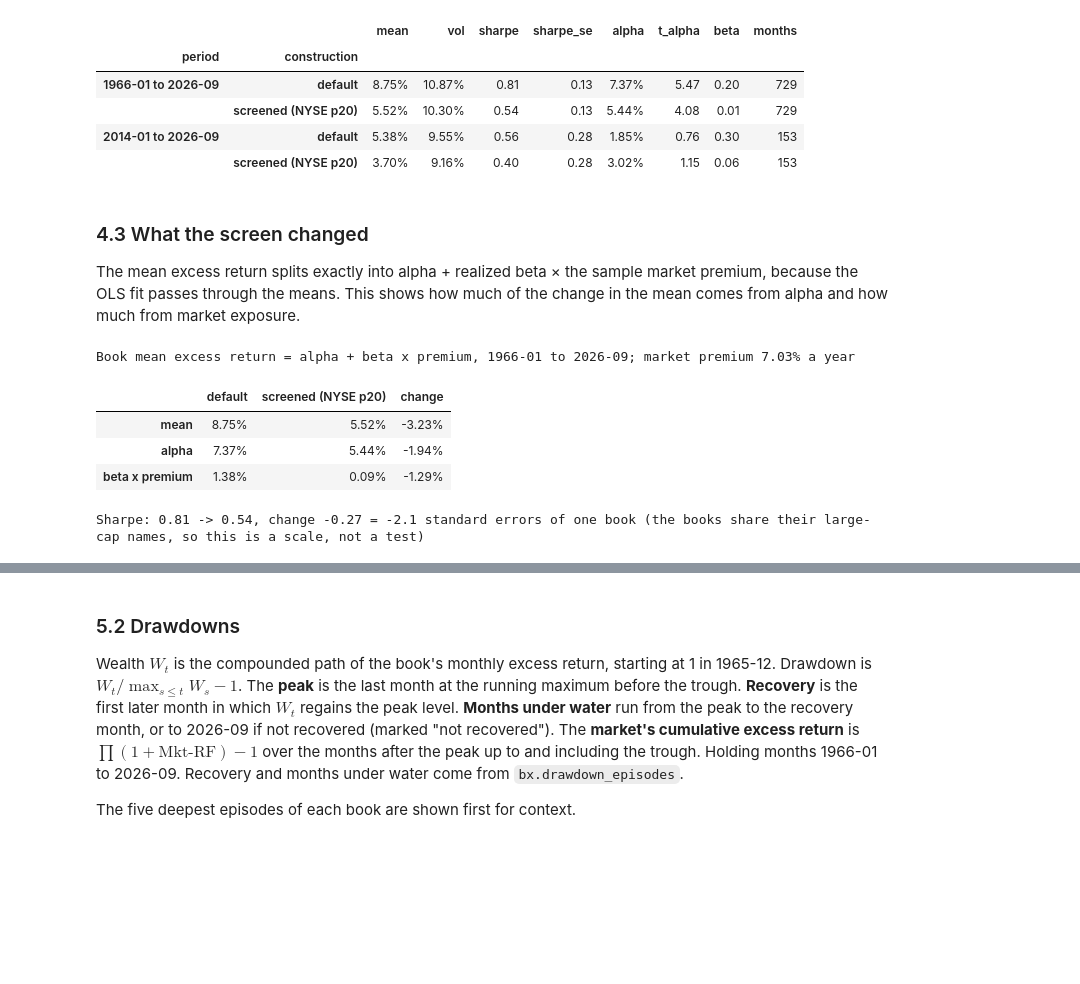
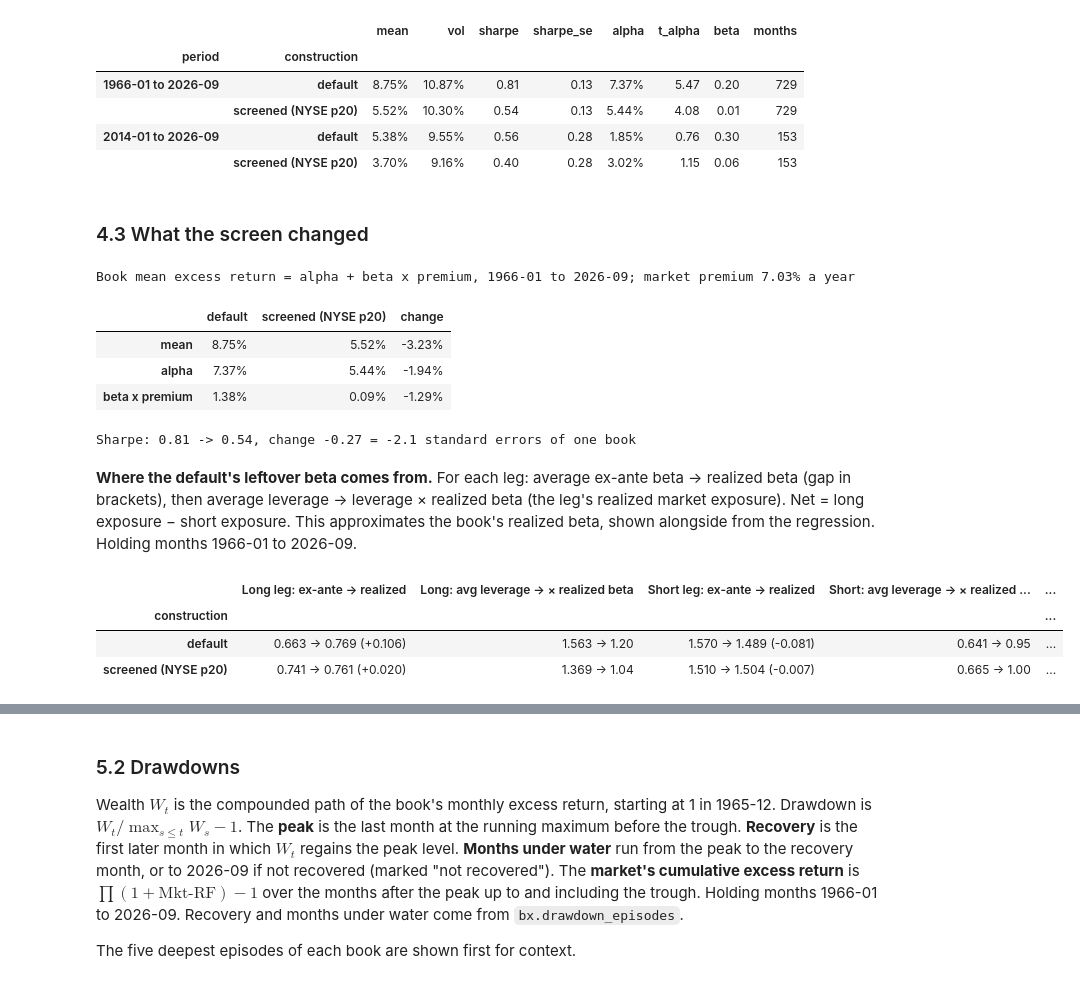
Before and after one commit to Brendon-Wang/finm-36700portfolio, a Jupyter notebook: Project_Beta/sections4_5.ipynb, the cells around one changed output, grey strips where cells are left out. Cells and saved outputs as stored; diff of their text form; code cells hidden in the pictures; blank space fills up the shorter version.

```diff
--- a/Project_Beta/sections4_5.ipynb
+++ b/Project_Beta/sections4_5.ipynb
@@ -277,8 +251,6 @@ show(post, pct=["mean", "vol", "alpha"], precision=2)
 |  | screened (NYSE p20) | 3.70% | 9.16% | 0.40 | 0.28 | 3.02% | 1.15 | 0.06 | 153 |
 # %% [markdown]
 ### 4.3 What the screen changed
-
-The mean excess return splits exactly into alpha + realized beta × the sample market premium, because the OLS fit passes through the means. This shows how much of the change in the mean comes from alpha and how much from market exposure.
 # %%
 prem = 12 * mkt.reindex(book_def.index).mean()
 d, s = perf_full.loc[("default", "book")], perf_full.loc[("screened (NYSE p20)", "book")]
@@ -288,13 +260,33 @@ split["change"] = split["screened (NYSE p20)"] - split["default"]
 print(f"Book mean excess return = alpha + beta x premium, {FULL}; market premium {prem:.2%} a year")
 show(split, pct=split.columns)
 print(f"Sharpe: {d['sharpe']:.2f} -> {s['sharpe']:.2f}, change {s['sharpe'] - d['sharpe']:+.2f} "
-      f"= {(s['sharpe'] - d['sharpe']) / d['sharpe_se']:+.1f} standard errors of one book "
-      f"(the books share their large-cap names, so this is a scale, not a test)")
+      f"= {(s['sharpe'] - d['sharpe']) / d['sharpe_se']:+.1f} standard errors of one book ")
 # %% [output]
 Book mean excess return = alpha + beta x premium, 1966-01 to 2026-09; market premium 7.03% a year
 |  | default | screened (NYSE p20) | change |
 | mean | 8.75% | 5.52% | -3.23% |
 | alpha | 7.37% | 5.44% | -1.94% |
 | beta x premium | 1.38% | 0.09% | -1.29% |
-Sharpe: 0.81 -> 0.54, change -0.27 = -2.1 standard errors of one book (the books share their large-cap names, so this is a scale, not a test)
+Sharpe: 0.81 -> 0.54, change -0.27 = -2.1 standard errors of one book
+# %% [markdown]
+**Where the default's leftover beta comes from.** For each leg: average ex-ante beta → realized beta (gap in brackets), then average leverage → leverage × realized beta (the leg's realized market exposure). Net = long exposure − short exposure. This approximates the book's realized beta, shown alongside from the regression. Holding months 1966-01 to 2026-09.
+# %%
+gap_rows = {}
+for name in books:
+    row = {}
+    for side, leg in [("Long", "long leg"), ("Short", "short leg")]:
+        r = beta_rows[(name, leg)]
+        row[f"{side} leg: ex-ante → realized"] = (f"{r['avg ex-ante beta']:.3f} → {r['realized beta']:.3f} "
+                                                  f"({r['realized - ex-ante']:+.3f})")
+        row[f"{side}: avg leverage → × realized beta"] = f"{r['avg leverage']:.3f} → {r['levered realized beta']:.2f}"
+    net = beta_rows[(name, "long leg")]["levered realized beta"] - beta_rows[(name, "short leg")]["levered realized beta"]
+    row["Net (long − short)"] = f"{net:+.2f}"
+    row["Book realized beta (regression)"] = f"{perf_full.loc[(name, 'book'), 'beta']:.2f}"
+    gap_rows[name] = row
+display(pd.DataFrame(gap_rows).T.rename_axis("construction"))
+# %% [output]
+|  | Long leg: ex-ante → realized | Long: avg leverage → × realized beta | Short leg: ex-ante → realized | Short: avg leverage → × realized ... | ... |
+| construction |  |  |  |  | ... |
+| default | 0.663 → 0.769 (+0.106) | 1.563 → 1.20 | 1.570 → 1.489 (-0.081) | 0.641 → 0.95 | ... |
+| screened (NYSE p20) | 0.741 → 0.761 (+0.020) | 1.369 → 1.04 | 1.510 → 1.504 (-0.007) | 0.665 → 1.00 | ... |
 # %% [markdown]
```
Also changed, not shown: parts of 9 cells of this notebook.
